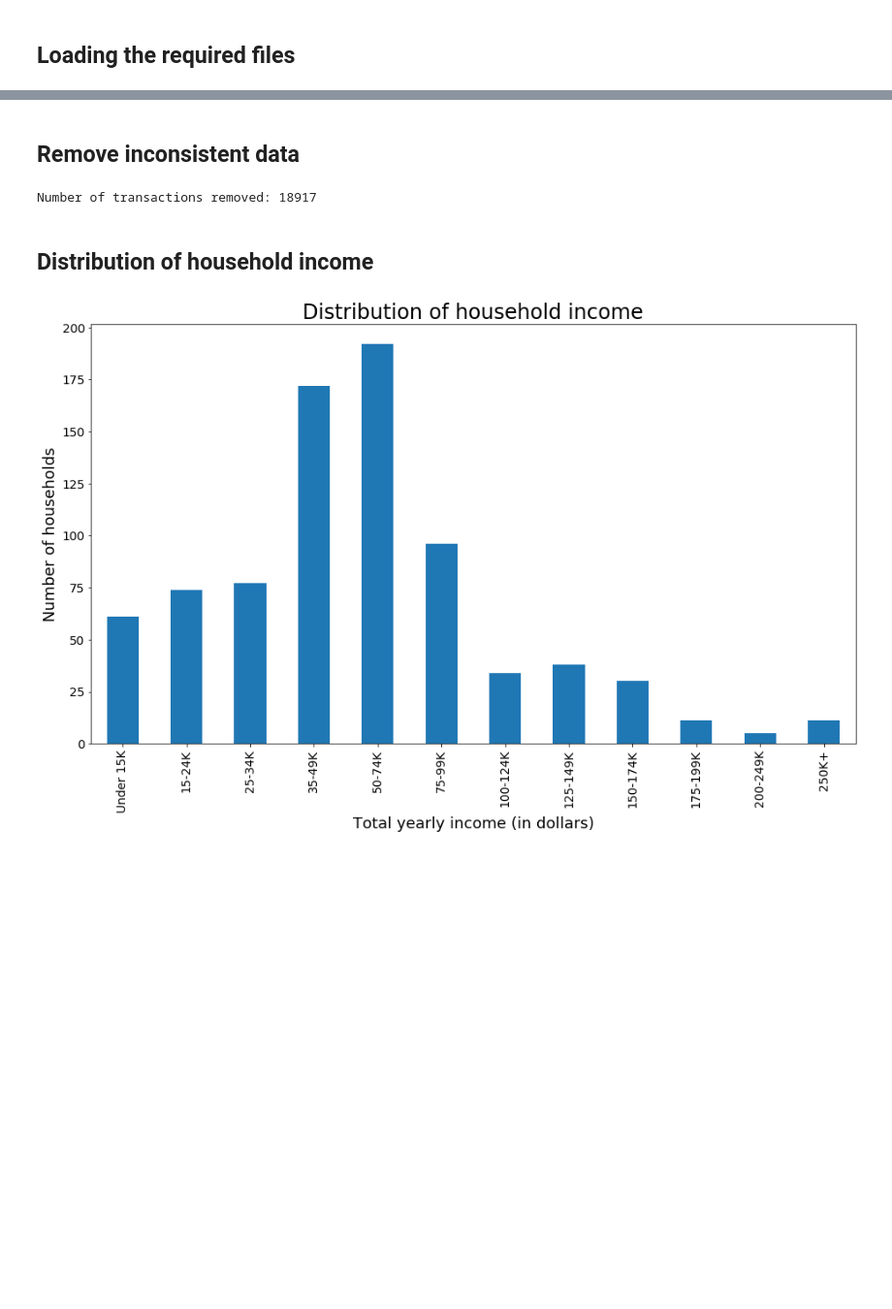
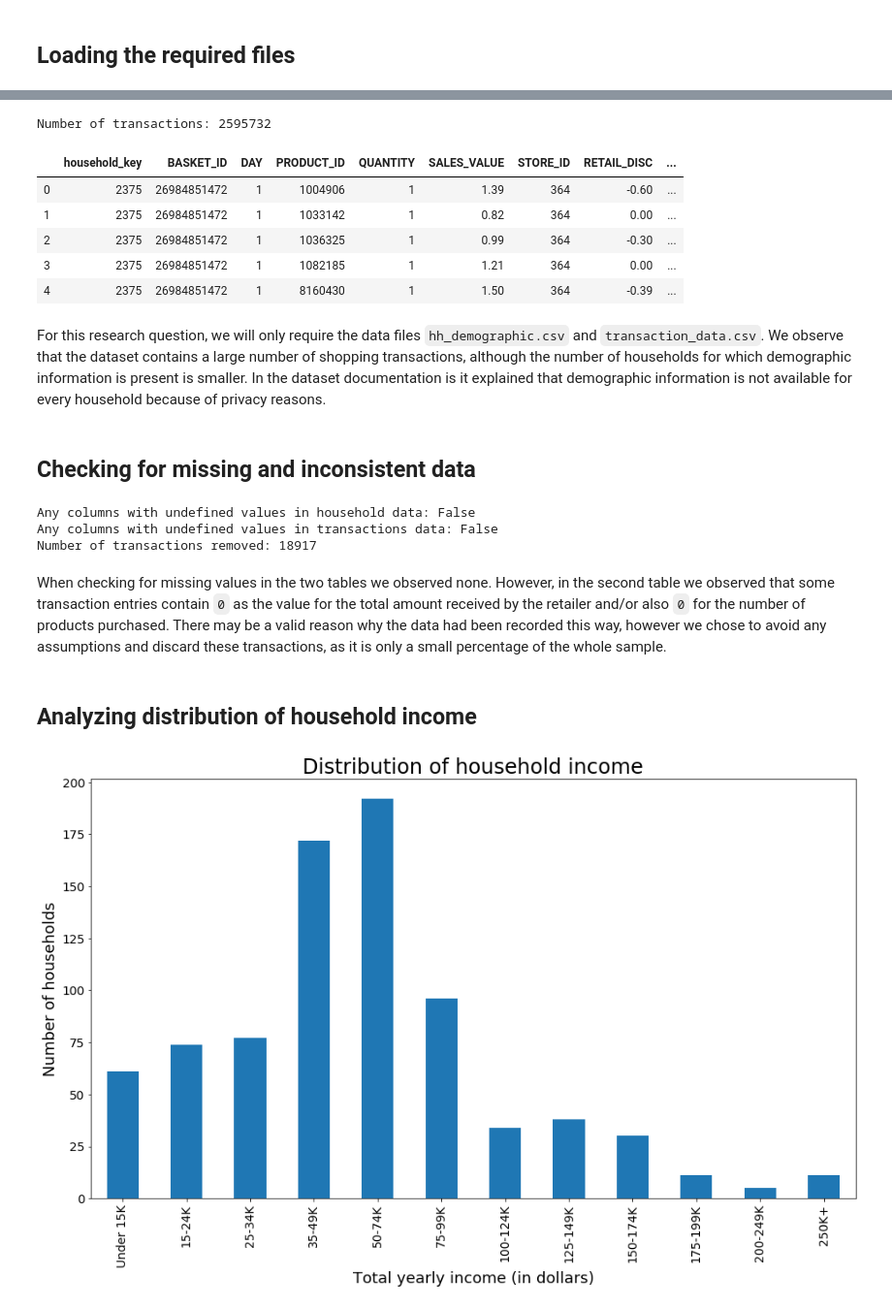
Before and after one commit to BoschSamuel/ADA_Project_2019, a Jupyter notebook: RQ7.ipynb, the cells around one changed output, grey strips where cells are left out. Shown: that part at 97% size. Cells and saved outputs as stored; diff of their text form; code cells hidden in the pictures; blank space fills up the shorter version.

```diff
--- a/RQ7.ipynb
+++ b/RQ7.ipynb
@@ -18,14 +27,34 @@ Number of transactions: 2595732
+# %%
+transactions = pd.read_csv(r"dunnhumby\transaction_data.csv", header=0)
+print("Number of transactions:", len(transactions))
+transactions.head()
+# %% [output]
+Number of transactions: 2595732
+|  | household_key | BASKET_ID | DAY | PRODUCT_ID | QUANTITY | SALES_VALUE | STORE_ID | RETAIL_DISC | ... |
+| 0 | 2375 | 26984851472 | 1 | 1004906 | 1 | 1.39 | 364 | -0.60 | ... |
+| 1 | 2375 | 26984851472 | 1 | 1033142 | 1 | 0.82 | 364 | 0.00 | ... |
+| 2 | 2375 | 26984851472 | 1 | 1036325 | 1 | 0.99 | 364 | -0.30 | ... |
+| 3 | 2375 | 26984851472 | 1 | 1082185 | 1 | 1.21 | 364 | 0.00 | ... |
+| 4 | 2375 | 26984851472 | 1 | 8160430 | 1 | 1.50 | 364 | -0.39 | ... |
+# %% [markdown]
+For this research question, we will only require the data files `hh_demographic.csv` and `transaction_data.csv`. We observe that the dataset contains a large number of shopping transactions, although the number of households for which demographic information is present is smaller. In the dataset documentation is it explained that demographic information is not available for every household because of privacy reasons.
 # %% [markdown]
-## Remove inconsistent data
+## Checking for missing and inconsistent data
 # %%
+print("Any columns with undefined values in household data:", any(households.isna().any(axis=0)))
+print("Any columns with undefined values in transactions data:", any(transactions.isna().any(axis=0)))
 transactions_invalid = transactions[(transactions["SALES_VALUE"] == 0) |
                                     (transactions["QUANTITY"] == 0)]
 transactions_cleaned = transactions.drop(transactions_invalid.index)
 print("Number of transactions removed:", len(transactions_invalid))
 # %% [output]
+Any columns with undefined values in household data: False
+Any columns with undefined values in transactions data: False
 Number of transactions removed: 18917
+# %% [markdown]
+When checking for missing values in the two tables we observed none. However, in the second table we observed that some transaction entries contain `0` as the value for the total amount received by the retailer and/or also `0` for the number of products purchased. There may be a valid reason why the data had been recorded this way, however we chose to avoid any assumptions and discard these transactions, as it is only a small percentage of the whole sample.
 # %% [markdown]
-## Distribution of household income
+## Analyzing distribution of household income
 # %%
 households_income = households["INCOME_DESC"]
 income_categories = [
```
Also changed, not shown: parts of 23 cells of this notebook.
